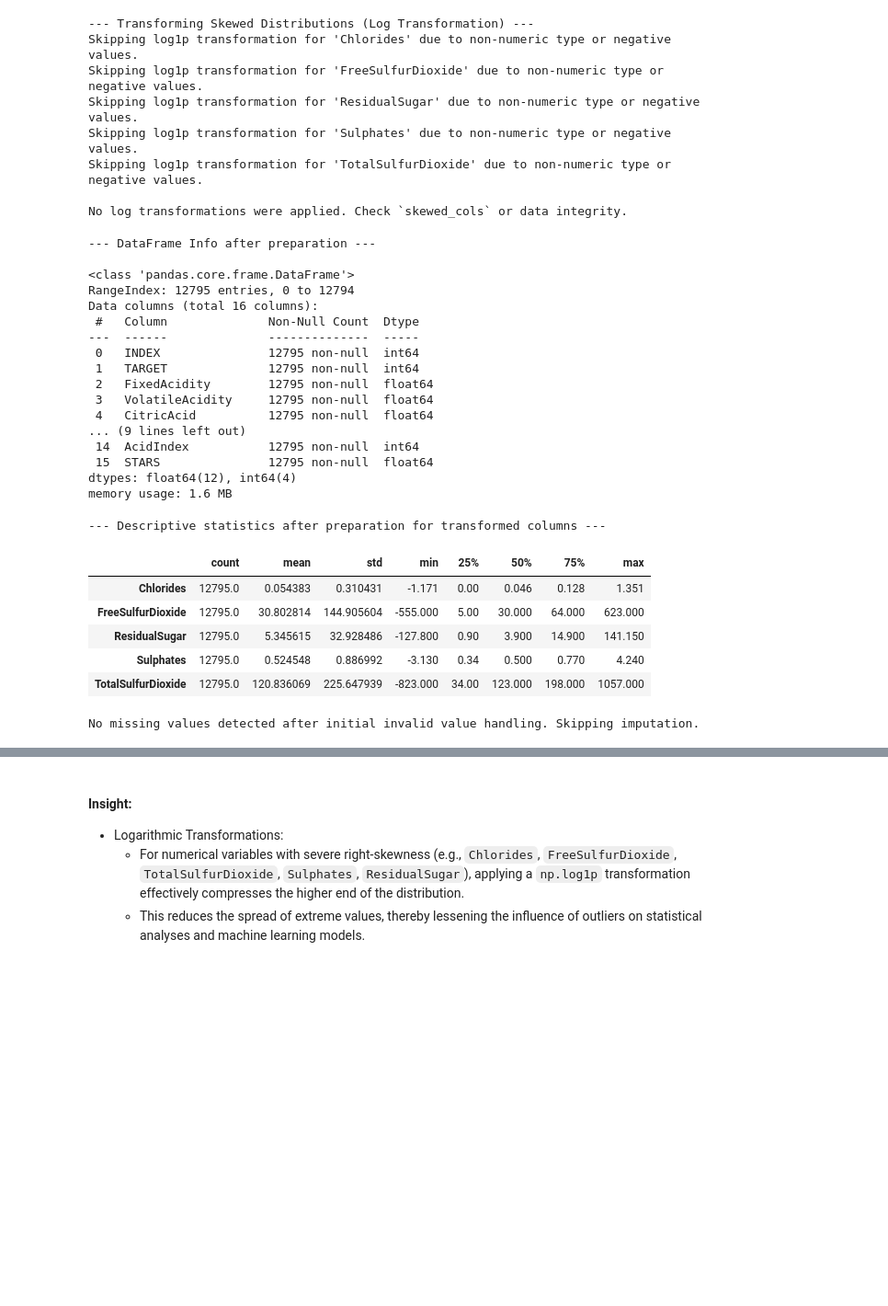
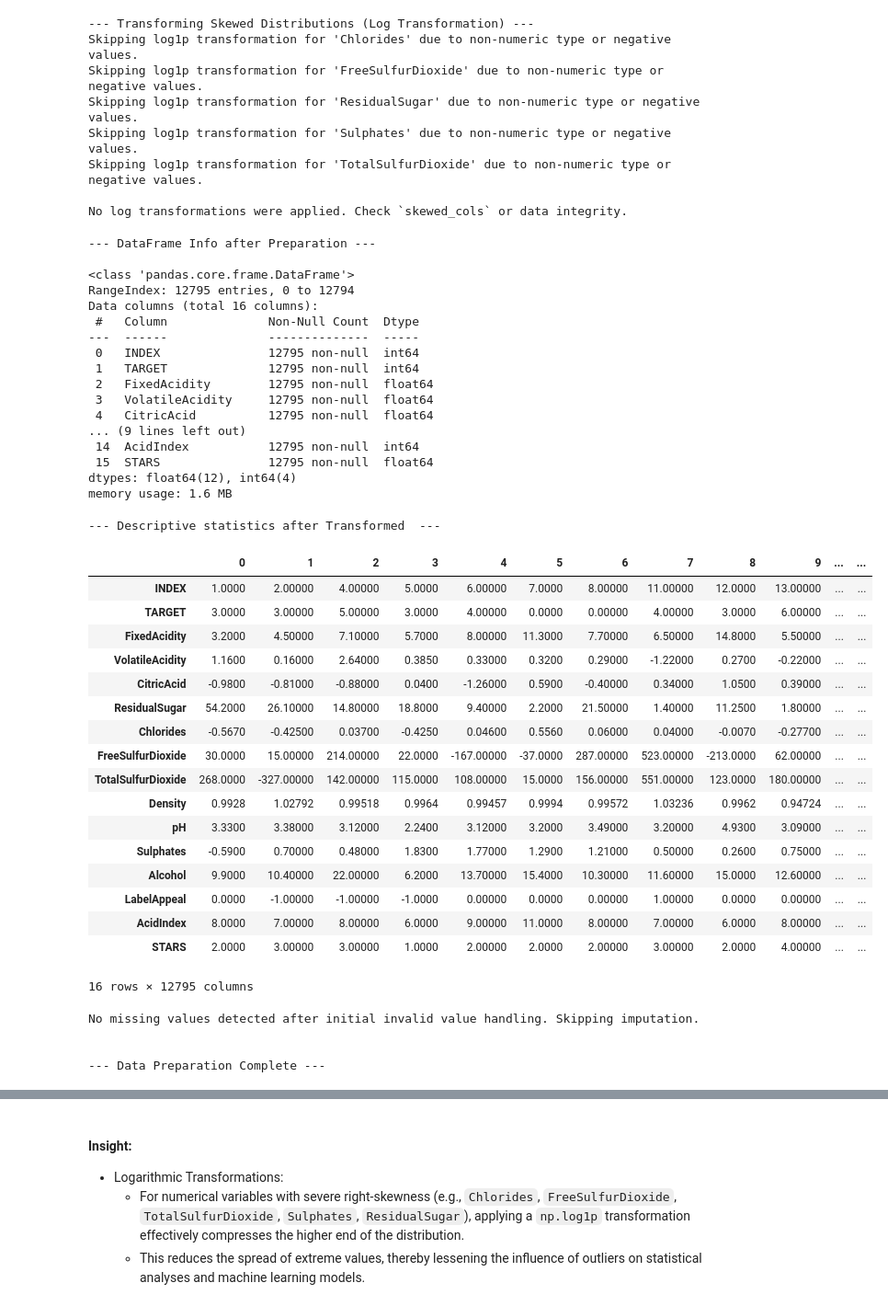
Before and after one commit to CheliMex/CS381_DataAnalytics, a Jupyter notebook: Quiz3/A_Castelan_Quiz3.ipynb, the cells around one changed output, grey strips where cells are left out. Shown at 92% size. Cells and saved outputs as stored; diff of their text form; code cells hidden in the pictures; blank space fills up the shorter version.

```diff
--- a/Quiz3/A_Castelan_Quiz3.ipynb
+++ b/Quiz3/A_Castelan_Quiz3.ipynb
@@ -636,10 +643,10 @@ Skipping log1p transformation for 'TotalSulfurDioxide' due to non-numeric type o
 
 No log transformations were applied. Check `skewed_cols` or data integrity.
 # %%
-print("--- DataFrame Info after preparation ---\n")
+print("--- DataFrame Info after Preparation ---\n")
 df_prepped.info()
 # %% [output]
---- DataFrame Info after preparation ---
+--- DataFrame Info after Preparation ---
 
 <class 'pandas.core.frame.DataFrame'>
 RangeIndex: 12795 entries, 0 to 12794
@@ -657,16 +664,28 @@ Data columns (total 16 columns):
 dtypes: float64(12), int64(4)
 memory usage: 1.6 MB
 # %%
-print("--- Descriptive statistics after preparation for transformed columns ---\n")
-df_prepped[skewed_cols].describe().T
+print("--- Descriptive statistics after Transformed  ---\n")
+df_prepped.T
 # %% [output]
---- Descriptive statistics after preparation for transformed columns ---
+--- Descriptive statistics after Transformed  ---
-|  | count | mean | std | min | 25% | 50% | 75% | max |
-| Chlorides | 12795.0 | 0.054383 | 0.310431 | -1.171 | 0.00 | 0.046 | 0.128 | 1.351 |
-| FreeSulfurDioxide | 12795.0 | 30.802814 | 144.905604 | -555.000 | 5.00 | 30.000 | 64.000 | 623.000 |
-| ResidualSugar | 12795.0 | 5.345615 | 32.928486 | -127.800 | 0.90 | 3.900 | 14.900 | 141.150 |
-| Sulphates | 12795.0 | 0.524548 | 0.886992 | -3.130 | 0.34 | 0.500 | 0.770 | 4.240 |
-| TotalSulfurDioxide | 12795.0 | 120.836069 | 225.647939 | -823.000 | 34.00 | 123.000 | 198.000 | 1057.000 |
+|  | 0 | 1 | 2 | 3 | 4 | 5 | 6 | 7 | 8 | 9 | ... | ... |
+| INDEX | 1.0000 | 2.00000 | 4.00000 | 5.0000 | 6.00000 | 7.0000 | 8.00000 | 11.00000 | 12.0000 | 13.00000 | ... | ... |
+| TARGET | 3.0000 | 3.00000 | 5.00000 | 3.0000 | 4.00000 | 0.0000 | 0.00000 | 4.00000 | 3.0000 | 6.00000 | ... | ... |
+| FixedAcidity | 3.2000 | 4.50000 | 7.10000 | 5.7000 | 8.00000 | 11.3000 | 7.70000 | 6.50000 | 14.8000 | 5.50000 | ... | ... |
+| VolatileAcidity | 1.1600 | 0.16000 | 2.64000 | 0.3850 | 0.33000 | 0.3200 | 0.29000 | -1.22000 | 0.2700 | -0.22000 | ... | ... |
+| CitricAcid | -0.9800 | -0.81000 | -0.88000 | 0.0400 | -1.26000 | 0.5900 | -0.40000 | 0.34000 | 1.0500 | 0.39000 | ... | ... |
+| ResidualSugar | 54.2000 | 26.10000 | 14.80000 | 18.8000 | 9.40000 | 2.2000 | 21.50000 | 1.40000 | 11.2500 | 1.80000 | ... | ... |
+| Chlorides | -0.5670 | -0.42500 | 0.03700 | -0.4250 | 0.04600 | 0.5560 | 0.06000 | 0.04000 | -0.0070 | -0.27700 | ... | ... |
+| FreeSulfurDioxide | 30.0000 | 15.00000 | 214.00000 | 22.0000 | -167.00000 | -37.0000 | 287.00000 | 523.00000 | -213.0000 | 62.00000 | ... | ... |
+| TotalSulfurDioxide | 268.0000 | -327.00000 | 142.00000 | 115.0000 | 108.00000 | 15.0000 | 156.00000 | 551.00000 | 123.0000 | 180.00000 | ... | ... |
+| Density | 0.9928 | 1.02792 | 0.99518 | 0.9964 | 0.99457 | 0.9994 | 0.99572 | 1.03236 | 0.9962 | 0.94724 | ... | ... |
+| pH | 3.3300 | 3.38000 | 3.12000 | 2.2400 | 3.12000 | 3.2000 | 3.49000 | 3.20000 | 4.9300 | 3.09000 | ... | ... |
+| Sulphates | -0.5900 | 0.70000 | 0.48000 | 1.8300 | 1.77000 | 1.2900 | 1.21000 | 0.50000 | 0.2600 | 0.75000 | ... | ... |
+| Alcohol | 9.9000 | 10.40000 | 22.00000 | 6.2000 | 13.70000 | 15.4000 | 10.30000 | 11.60000 | 15.0000 | 12.60000 | ... | ... |
+| LabelAppeal | 0.0000 | -1.00000 | -1.00000 | -1.0000 | 0.00000 | 0.0000 | 0.00000 | 1.00000 | 0.0000 | 0.00000 | ... | ... |
+| AcidIndex | 8.0000 | 7.00000 | 8.00000 | 6.0000 | 9.00000 | 11.0000 | 8.00000 | 7.00000 | 6.0000 | 8.00000 | ... | ... |
+| STARS | 2.0000 | 3.00000 | 3.00000 | 1.0000 | 2.00000 | 2.0000 | 2.00000 | 3.00000 | 2.0000 | 4.00000 | ... | ... |
+16 rows × 12795 columns
 # %%
 # Re-check missing values after handling invalid ones
 missing_before_imputation = df_prepped.isnull().sum()
@@ -688,5 +707,10 @@ else:
     print(df_prepped.isnull().sum()[df_prepped.isnull().sum() > 0]) # Should show no remaining missing values
     if df_prepped.isnull().sum().sum() == 0:
         print("All missing values successfully imputed.")
+
+print("\n\n--- Data Preparation Complete ---")
 # %% [output]
 No missing values detected after initial invalid value handling. Skipping imputation.
+
+
+--- Data Preparation Complete ---
```
Also changed, not shown: parts of 17 cells of this notebook.
